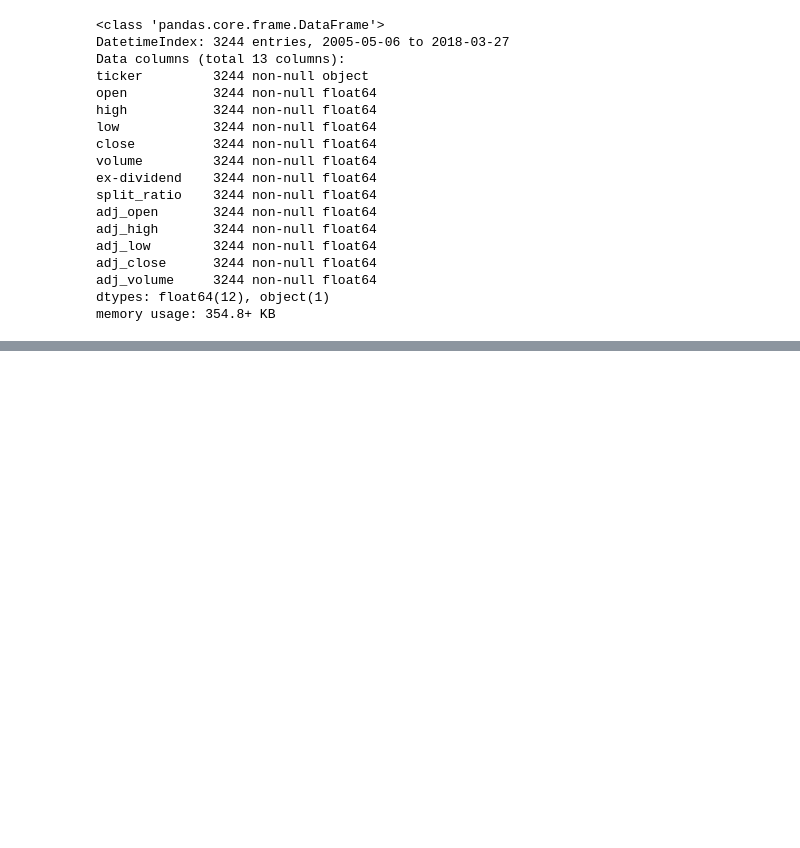
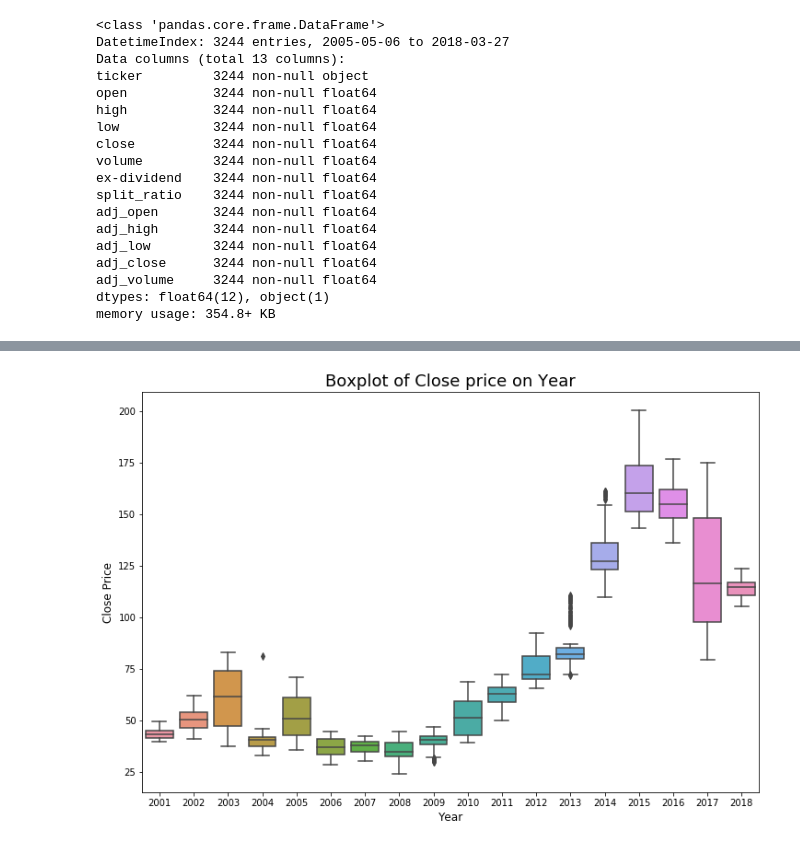
Before and after one commit to qnguyen1010/Springboard, a Jupyter notebook: Stock Price__Capstone 1__SP.ipynb, the cells around one changed output, grey strips where cells are left out. Cells and saved outputs as stored; diff of their text form; code cells hidden in the pictures; blank space fills up the shorter version.

```diff
--- a/Stock Price__Capstone 1__SP.ipynb
+++ b/Stock Price__Capstone 1__SP.ipynb
@@ -170,0 +282,11 @@ AttributeError: module 'matplotlib' has no attribute 'show'
+# %%
+#Close Price vs. Year --- Not much information is obtained here..
+
+plt.figure(figsize=(12,8))
+sns.boxplot(x = 'year', y = 'close', data = aap)
+plt.ylabel('Close Price', fontsize=12)
+plt.xlabel('Year', fontsize=12)
+plt.title('Boxplot of Close price on Year', fontsize = 18)
+plt.show()
+# %% [output]
+[figure, added]
```
Also changed, not shown: parts of 22 cells of this notebook.
